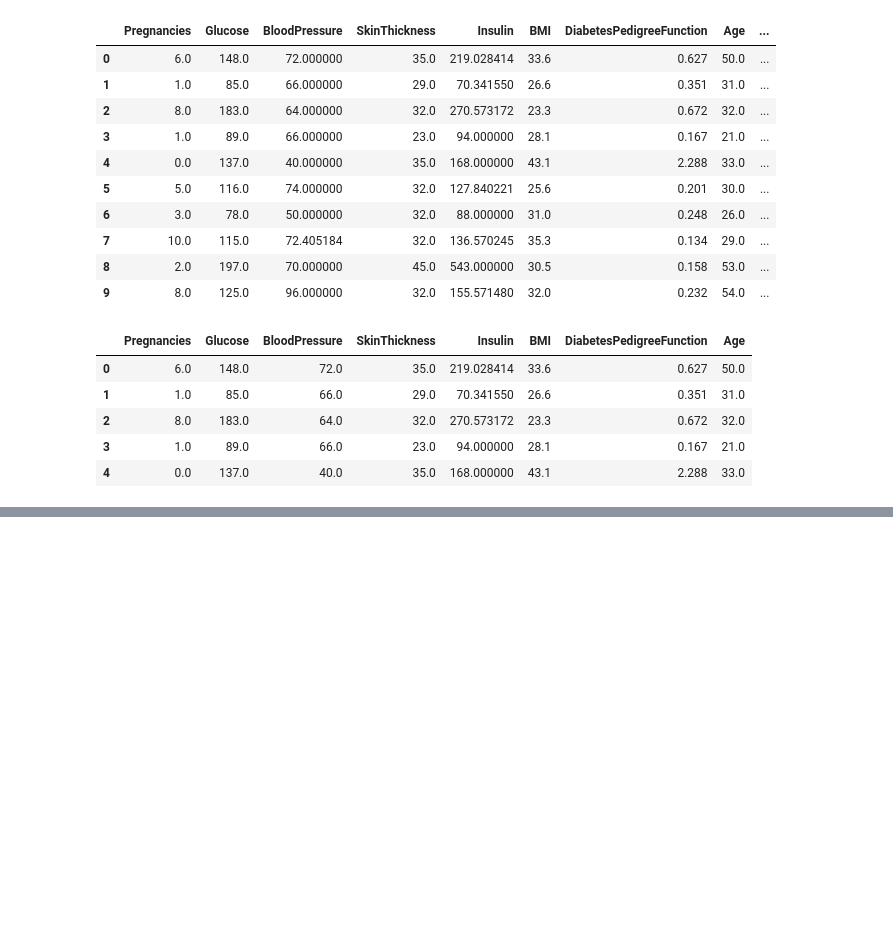
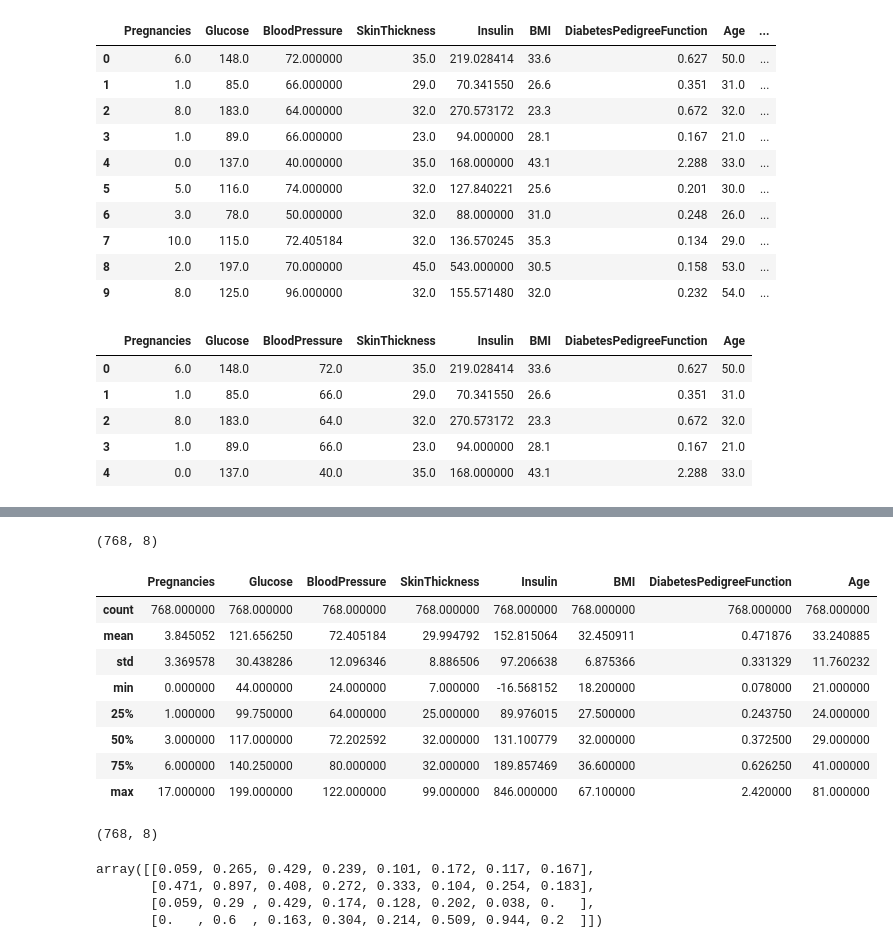
Before and after one commit to bhagu/1000-Days-Of-Code, a Jupyter notebook: Preparing_Data_for_Machine_Learning.ipynb, the cells around one changed output, grey strips where cells are left out. Drawn from its saved outputs; the diff is of its cells as text; code cells hidden in the pictures; blank space fills up the shorter version.

```diff
--- a/Preparing_Data_for_Machine_Learning.ipynb
+++ b/Preparing_Data_for_Machine_Learning.ipynb
@@ -1447,0 +1493,16 @@ accuracy_score(y_pred, y_test)
+# %%
+features_df.shape
+# %% [output]
+(768, 8)
+# %%
+features_df.describe()
+# %% [output]
+|  | Pregnancies | Glucose | BloodPressure | SkinThickness | Insulin | BMI | DiabetesPedigreeFunction | Age |
+| count | 768.000000 | 768.000000 | 768.000000 | 768.000000 | 768.000000 | 768.000000 | 768.000000 | 768.000000 |
+| mean | 3.845052 | 121.656250 | 72.405184 | 29.994792 | 152.815064 | 32.450911 | 0.471876 | 33.240885 |
+| std | 3.369578 | 30.438286 | 12.096346 | 8.886506 | 97.206638 | 6.875366 | 0.331329 | 11.760232 |
+| min | 0.000000 | 44.000000 | 24.000000 | 7.000000 | -16.568152 | 18.200000 | 0.078000 | 21.000000 |
+| 25% | 1.000000 | 99.750000 | 64.000000 | 25.000000 | 89.976015 | 27.500000 | 0.243750 | 24.000000 |
+| 50% | 3.000000 | 117.000000 | 72.202592 | 32.000000 | 131.100779 | 32.000000 | 0.372500 | 29.000000 |
+| 75% | 6.000000 | 140.250000 | 80.000000 | 32.000000 | 189.857469 | 36.600000 | 0.626250 | 41.000000 |
+| max | 17.000000 | 199.000000 | 122.000000 | 99.000000 | 846.000000 | 67.100000 | 2.420000 | 81.000000 |
@@ -1447,0 +1514,11 @@ accuracy_score(y_pred, y_test)
+# %%
+rescaled_features.shape
+# %% [output]
+(768, 8)
+# %%
+rescaled_features[1:5]
+# %% [output]
+array([[0.059, 0.265, 0.429, 0.239, 0.101, 0.172, 0.117, 0.167],
+       [0.471, 0.897, 0.408, 0.272, 0.333, 0.104, 0.254, 0.183],
+       [0.059, 0.29 , 0.429, 0.174, 0.128, 0.202, 0.038, 0.   ],
+       [0.   , 0.6  , 0.163, 0.304, 0.214, 0.509, 0.944, 0.2  ]])
```
Also changed, not shown: parts of 33 cells of this notebook.
